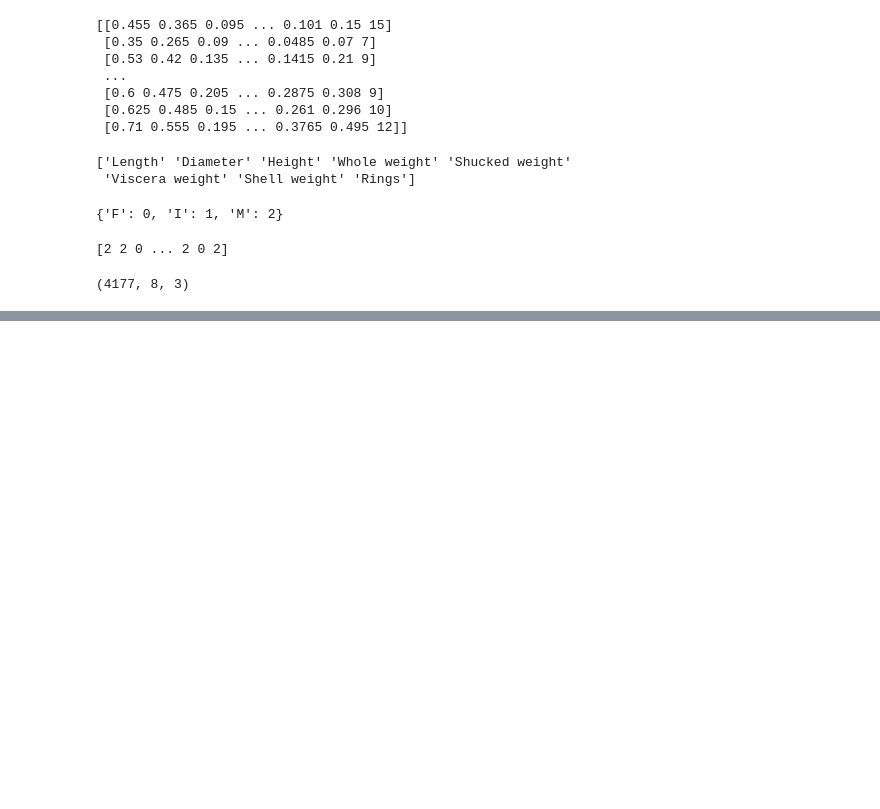
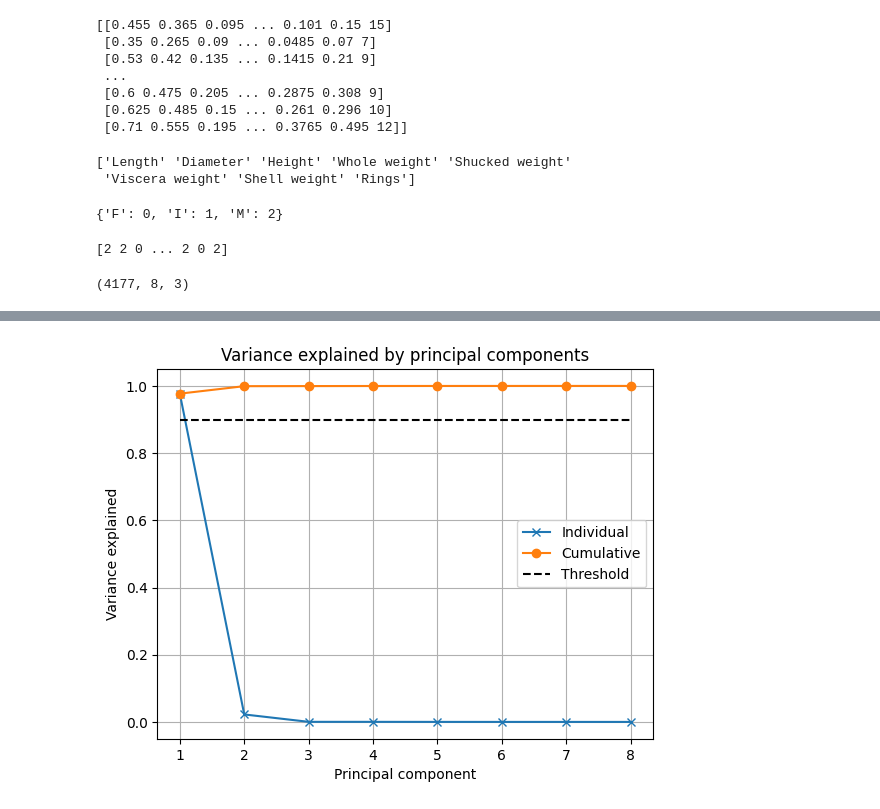
Before and after one commit to raquel-ch/intro_ml, a Jupyter notebook: project1.ipynb, the cells around one changed output, grey strips where cells are left out. Drawn from its saved outputs; the diff is of its cells as text; code cells hidden in the pictures; blank space fills up the shorter version.

```diff
--- a/project1.ipynb
+++ b/project1.ipynb
@@ -81,0 +112,33 @@ N, M, C
+# %%
+X = np.array(X, dtype=np.float64)
+# %%
+# Subtract mean value from data
+# Note: Here we use Y to in teh book we often use X with a hat-symbol on top.
+Y = X - np.ones((N, 1)) * X.mean(axis=0)
+
+# Note: Here we call the Sigma matrix in the SVD S for notational convinience
+U, S, Vh = svd(Y, full_matrices=False)
+
+# scipy.linalg.svd returns "Vh", which is the Hermitian (transpose)
+# of the vector V. So, for us to obtain the correct V, we transpose:
+V = Vh.T
+
+# Compute variance explained by principal components
+# Note: This is an important equation, see Eq. 3.18 on page 40 in the book.
+rho = (S * S) / (S * S).sum()
+
+threshold = 0.9
+
+# Plot variance explained
+plt.figure()
+plt.plot(range(1, len(rho) + 1), rho, "x-")
+plt.plot(range(1, len(rho) + 1), np.cumsum(rho), "o-")
+plt.plot([1, len(rho)], [threshold, threshold], "k--")
+plt.title("Variance explained by principal components")
+plt.xlabel("Principal component")
+plt.ylabel("Variance explained")
+plt.legend(["Individual", "Cumulative", "Threshold"])
+plt.grid()
+plt.show()
+# %% [output]
+[figure, added]
```
Also changed, not shown: parts of 13 cells of this notebook.
